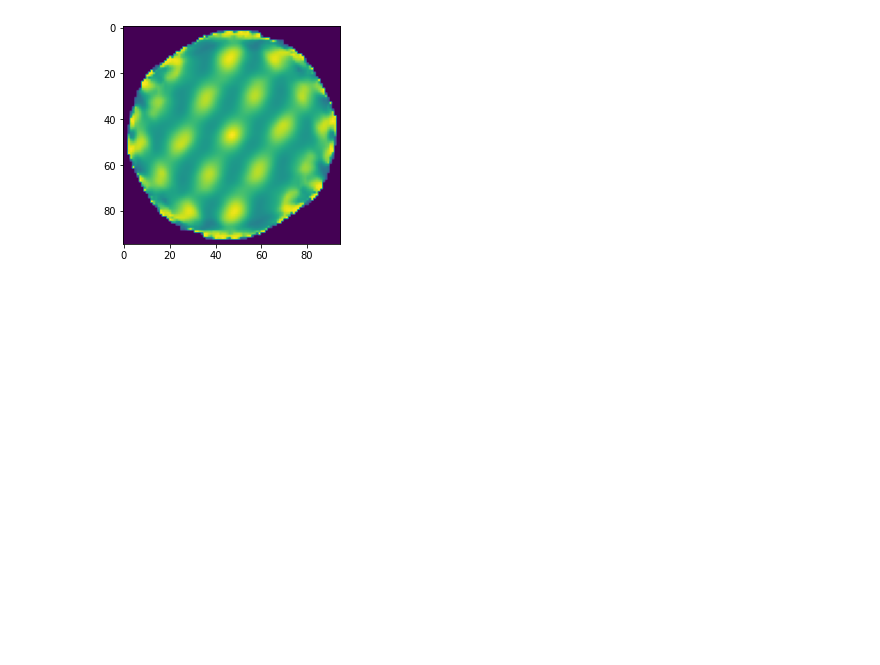
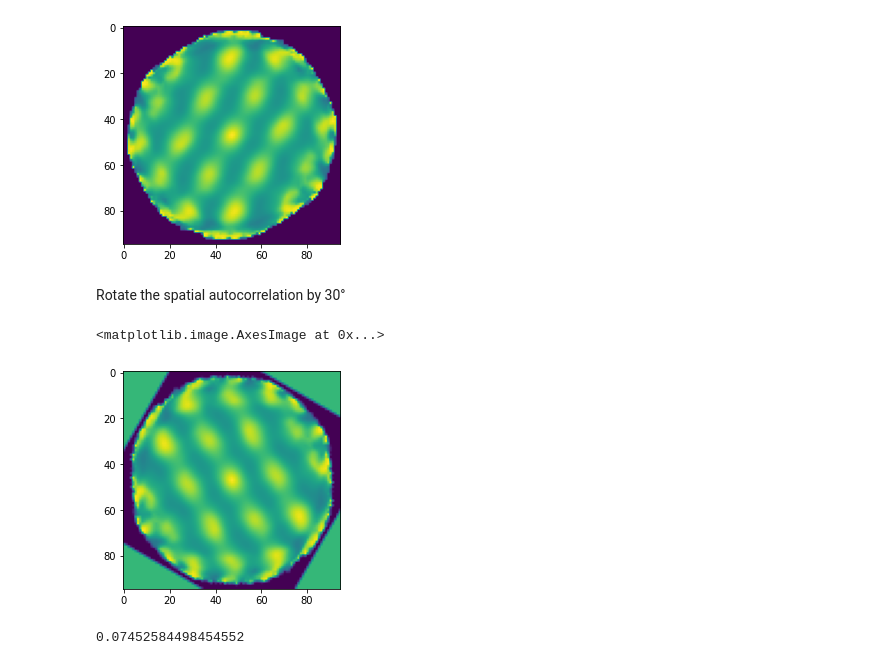
Before and after one commit to kevin-allen/spikeA, a Jupyter notebook: docs_notebooks/Code_grid_score.ipynb, the cells around one changed output. Saved outputs shown, nothing was run; the diff lists cells and outputs as text; code cells hidden in the pictures; blank space fills up the shorter version.

Commit message:
rotate autocorrelation and get correlation

```diff
--- a/docs_notebooks/Code_grid_score.ipynb
+++ b/docs_notebooks/Code_grid_score.ipynb
@@ -58,3 +57,15 @@ plt.imshow(ses.cg.neuron_list[1].spatial_properties.spatial_autocorrelation_map)
 # %% [output]
 <matplotlib.image.AxesImage at 0x...>
 [figure]
+# %% [markdown]
+Rotate the spatial autocorrelation by 30°
+# %%
+image = ses.cg.neuron_list[1].spatial_properties.spatial_autocorrelation_map
+(h, w) = image.shape[:2]
+(cX, cY) = (w // 2, h // 2)
+M = cv2.getRotationMatrix2D((cX, cY), 60, 1.0)
+rotated = cv2.warpAffine(image, M, (w, h))
+plt.imshow(rotated)
+# %% [output]
+<matplotlib.image.AxesImage at 0x...>
+[figure, added]
@@ -60,0 +77,4 @@ plt.imshow(ses.cg.neuron_list[1].spatial_properties.spatial_autocorrelation_map)
+# %%
+correlation
+# %% [output]
+0.07452584498454552
```
Also changed, not shown: parts of 3 cells of this notebook.
